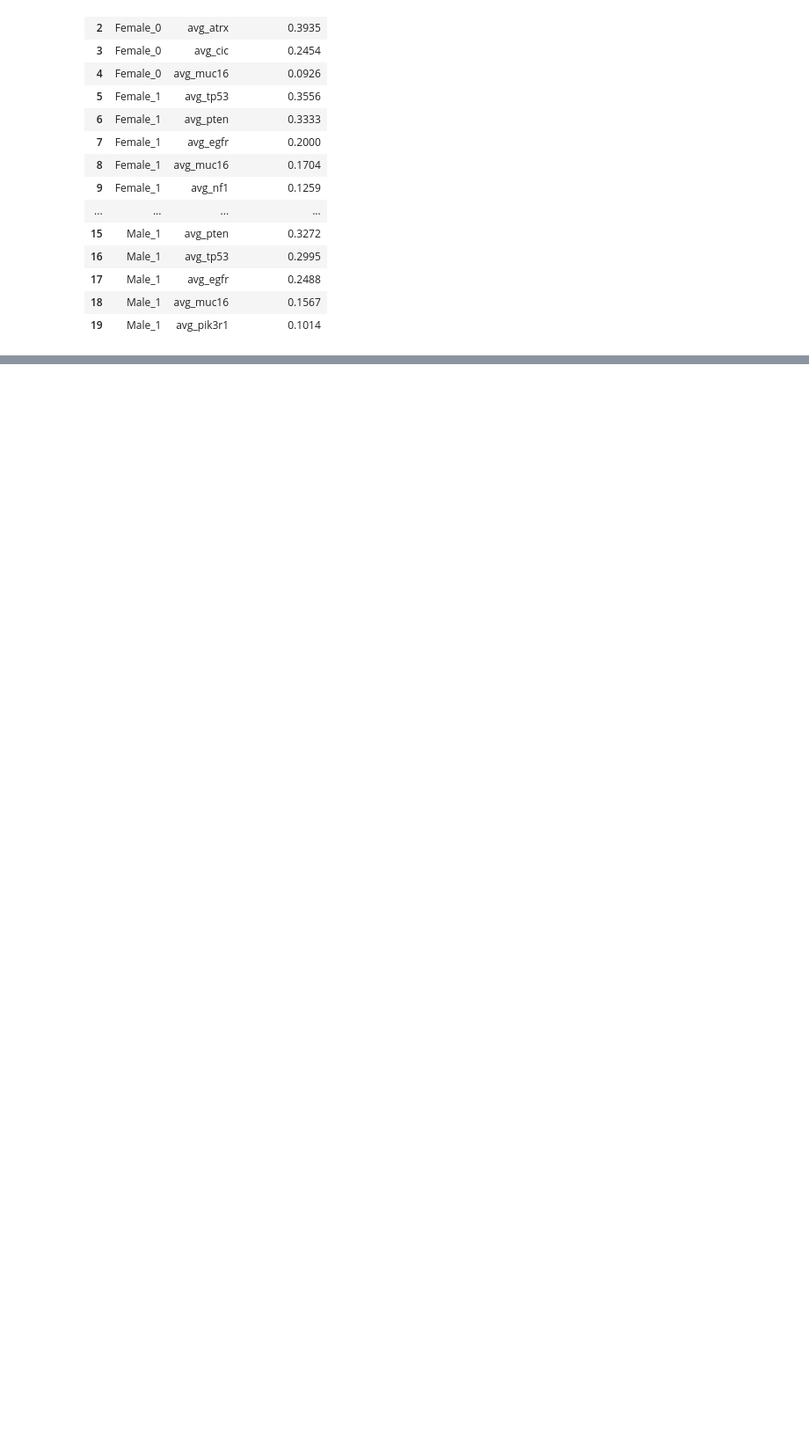
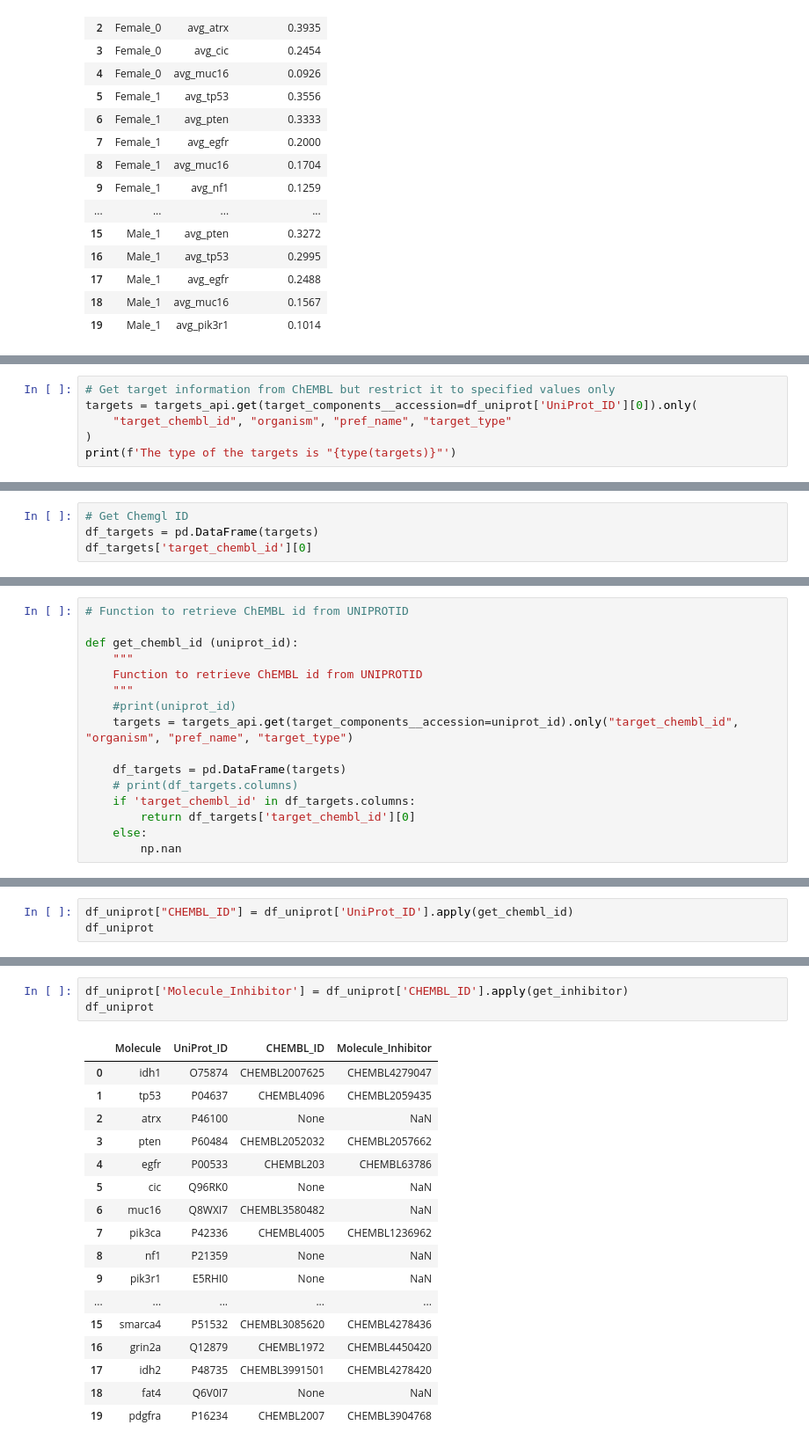
Before and after one commit to AnJoGoe/Mini_Project_SQL, a Jupyter notebook: notebooks/Mini_Project_SQL.ipynb, the cells around one changed output, grey strips where cells are left out. Shown: that part at 88% size. Saved outputs shown, nothing was run; the diff lists cells and outputs as text; blank space fills up the shorter version.

```diff
--- a/notebooks/Mini_Project_SQL.ipynb
+++ b/notebooks/Mini_Project_SQL.ipynb
@@ -769,0 +878,6 @@ plt.show()
+# %%
+# Get target information from ChEMBL but restrict it to specified values only
+targets = targets_api.get(target_components__accession=df_uniprot['UniProt_ID'][0]).only(
+    "target_chembl_id", "organism", "pref_name", "target_type"
+)
+print(f'The type of the targets is "{type(targets)}"')
@@ -769,0 +886,4 @@ plt.show()
+# %%
+# Get Chemgl ID
+df_targets = pd.DataFrame(targets)
+df_targets['target_chembl_id'][0]
@@ -769,0 +892,16 @@ plt.show()
+# %%
+# Function to retrieve ChEMBL id from UNIPROTID
+
+def get_chembl_id (uniprot_id):
+    """
+    Function to retrieve ChEMBL id from UNIPROTID
+    """
+    #print(uniprot_id)
+    targets = targets_api.get(target_components__accession=uniprot_id).only("target_chembl_id", "organism", "pref_name", "target_type")
+
+    df_targets = pd.DataFrame(targets)
+    # print(df_targets.columns)
+    if 'target_chembl_id' in df_targets.columns:
+        return df_targets['target_chembl_id'][0]
+    else:
+        np.nan
@@ -769,0 +912,3 @@ plt.show()
+# %%
+df_uniprot["CHEMBL_ID"] = df_uniprot['UniProt_ID'].apply(get_chembl_id)
+df_uniprot
@@ -769,0 +998,21 @@ plt.show()
+# %%
+df_uniprot['Molecule_Inhibitor'] = df_uniprot['CHEMBL_ID'].apply(get_inhibitor)
+df_uniprot
+# %% [output]
+|  | Molecule | UniProt_ID | CHEMBL_ID | Molecule_Inhibitor |
+| 0 | idh1 | O75874 | CHEMBL2007625 | CHEMBL4279047 |
+| 1 | tp53 | P04637 | CHEMBL4096 | CHEMBL2059435 |
+| 2 | atrx | P46100 | None | NaN |
+| 3 | pten | P60484 | CHEMBL2052032 | CHEMBL2057662 |
+| 4 | egfr | P00533 | CHEMBL203 | CHEMBL63786 |
+| 5 | cic | Q96RK0 | None | NaN |
+| 6 | muc16 | Q8WXI7 | CHEMBL3580482 | NaN |
+| 7 | pik3ca | P42336 | CHEMBL4005 | CHEMBL1236962 |
+| 8 | nf1 | P21359 | None | NaN |
+| 9 | pik3r1 | E5RHI0 | None | NaN |
+| ... | ... | ... | ... | ... |
+| 15 | smarca4 | P51532 | CHEMBL3085620 | CHEMBL4278436 |
+| 16 | grin2a | Q12879 | CHEMBL1972 | CHEMBL4450420 |
+| 17 | idh2 | P48735 | CHEMBL3991501 | CHEMBL4278420 |
+| 18 | fat4 | Q6V0I7 | None | NaN |
+| 19 | pdgfra | P16234 | CHEMBL2007 | CHEMBL3904768 |
```
Also changed, not shown: parts of 54 cells of this notebook, 18 other files.
